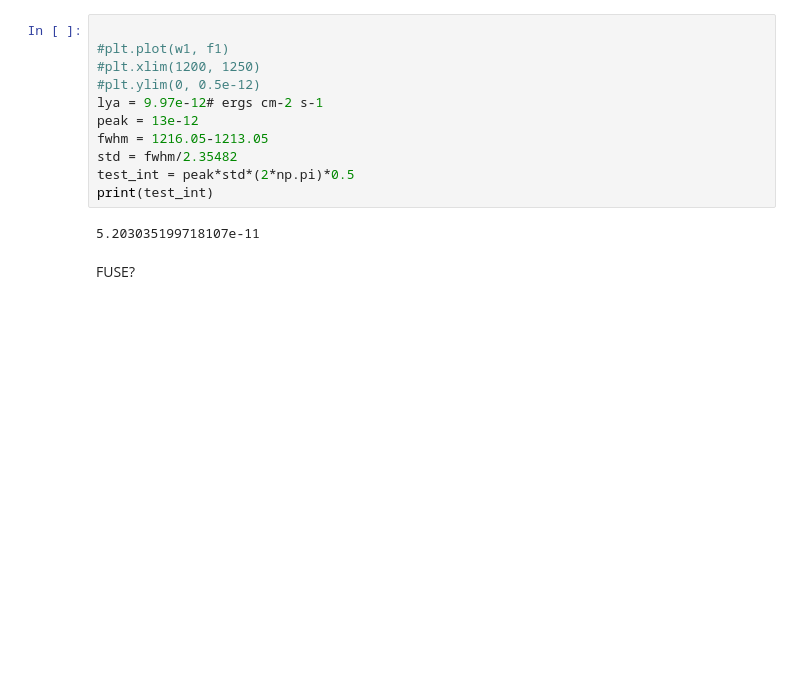
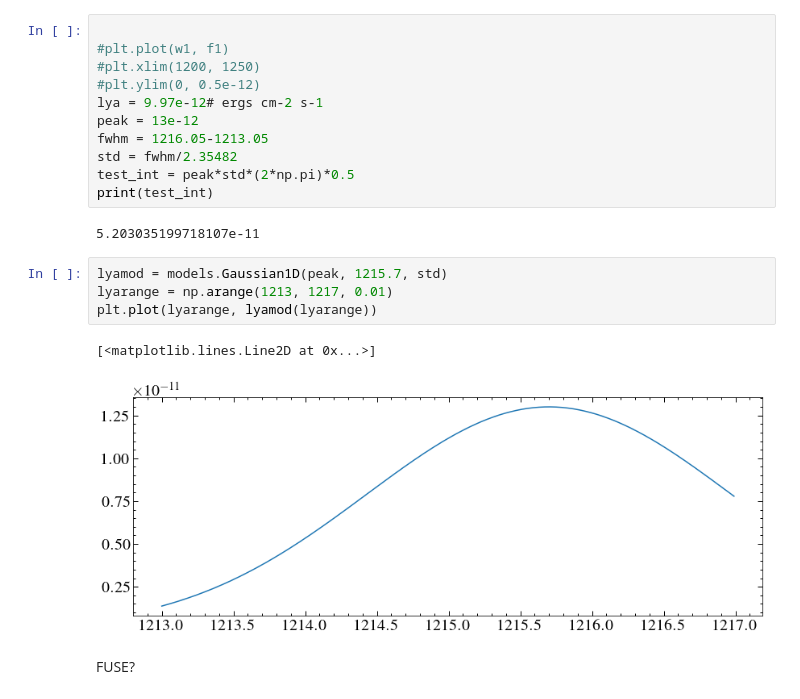
Before and after one commit to davidjwilson/ad-leo-sed, a Jupyter notebook: ad_leo_sed.ipynb, the cells around one changed output. Drawn from its saved outputs; the diff is of its cells as text; blank space fills up the shorter version.

```diff
--- a/ad_leo_sed.ipynb
+++ b/ad_leo_sed.ipynb
@@ -408,6 +410,13 @@ test_int = peak*std*(2*np.pi)*0.5
 print(test_int)
 # %% [output]
 5.203035199718107e-11
+# %%
+lyamod = models.Gaussian1D(peak, 1215.7, std)
+lyarange = np.arange(1213, 1217, 0.01)
+plt.plot(lyarange, lyamod(lyarange))
+# %% [output]
+[<matplotlib.lines.Line2D at 0x...>]
+[figure, added]
 # %% [markdown]
 FUSE?
 # %%
```
Also changed, not shown: parts of 13 cells of this notebook, 8 other files.
